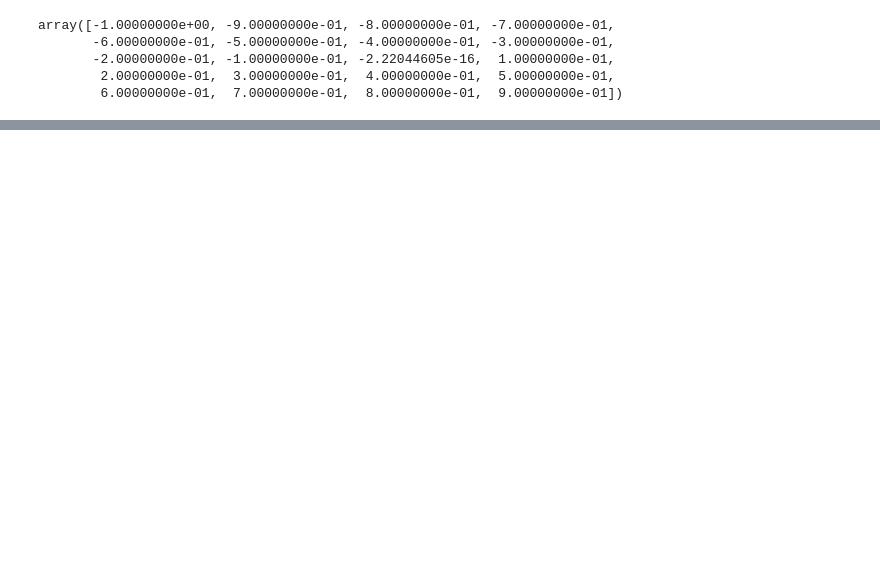
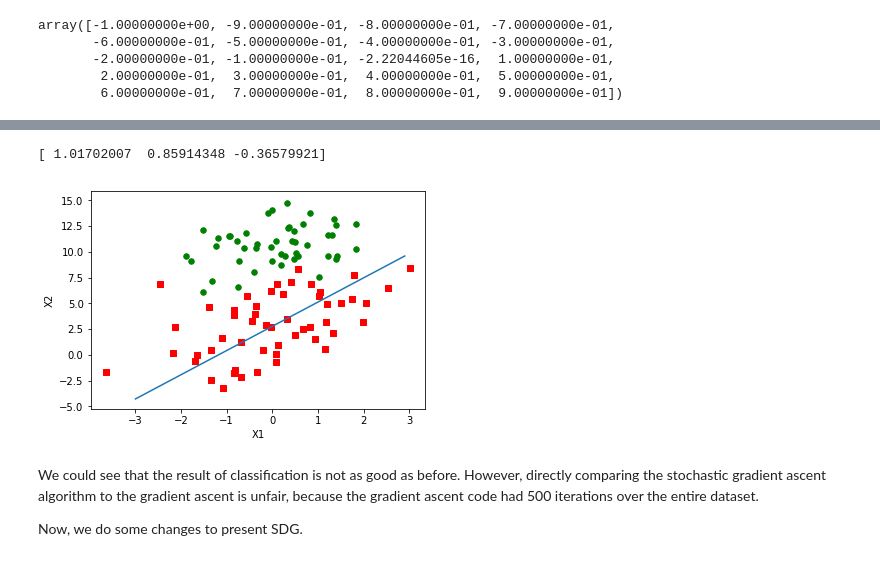
Before and after one commit to ElinaBian/Learning_mlinaction, a Jupyter notebook: Logistic_Regression.ipynb, the cells around one changed output, grey strips where cells are left out. Cells and saved outputs as stored; diff of their text form; code cells hidden in the pictures; blank space fills up the shorter version.

```diff
--- a/Logistic_Regression.ipynb
+++ b/Logistic_Regression.ipynb
@@ -56,7 +56,7 @@ import numpy as np
 def load_dataset():
     data_mat = []
     label_mat = []
-    fr = open('/Users/elinabian 1/Desktop/CU-life/summerlearning/mlinaction/dataset/testSet_chap5.txt')
+    fr = open('/Users/jbian/Desktop/CU-life/summerlearning/mlinaction/dataset/testSet_chap5.txt')
     for line in fr.readlines():
         line_arr = line.strip().split()
         data_mat.append([1.0, float(line_arr[0]), float(line_arr[1])])  #X0 was set to 1.0
@@ -151,7 +151,7 @@ print(weights)
 def plot_best_fit(weights):
     import matplotlib.pyplot as plt
     data_mat, label_mat = load_dataset()
-    weights = weights.getA()         # return self as an ndarray object; equivalent to np.asarray(self).
+    weights = np.asarray(weights)         # return self as an ndarray object; equivalent to np.asarray(self).
     data_arr = np.array(data_mat)
     n = np.shape(data_arr)[0]
     x_cord1 = []
@@ -191,0 +197,22 @@ array([-1.00000000e+00, -9.00000000e-01, -8.00000000e-01, -7.00000000e-01,
+# %%
+def stoc_grad_ascent(data_mat, class_labels):
+    m,n = np.shape(data_mat)
+    alpha = 0.01
+    weights = np.ones(n)   #initialize to all ones
+    for i in range(m):
+        h = sigmoid(sum(data_mat[i]*weights))
+        error = class_labels[i] - h
+        weights = weights + alpha * error * np.asarray(data_mat[i])
+    return weights
+# %%
+data_arr, label_mat = load_dataset()
+weights = stoc_grad_ascent(data_arr, label_mat)
+print(weights)
+plot_best_fit(weights)
+# %% [output]
+[ 1.01702007  0.85914348 -0.36579921]
+[figure, added]
+# %% [markdown]
+We could see that the result of classification is not as good as before. However, directly comparing the stochastic gradient ascent algorithm to the gradient ascent is unfair, because the gradient ascent code had 500 iterations over the entire dataset.
+
+Now, we do some changes to present SDG.
```
Also changed, not shown: parts of 10 cells of this notebook, 2 other files.
